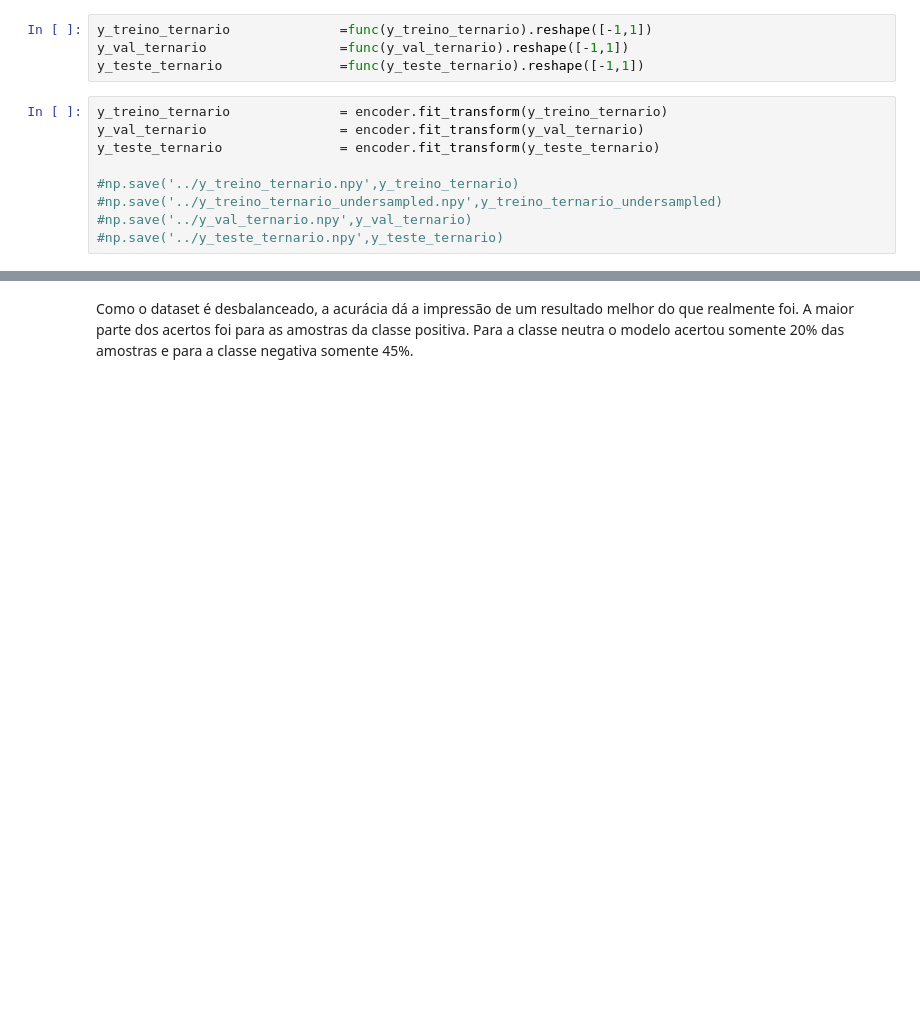
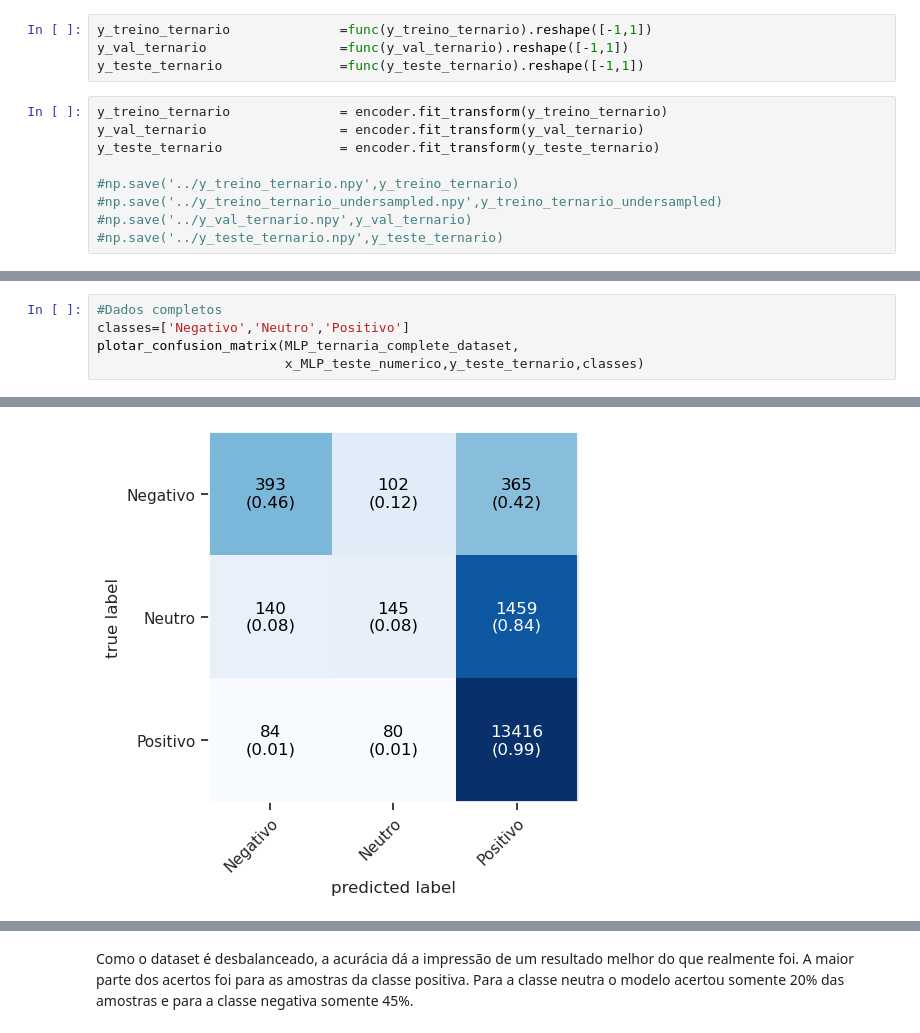
Before and after one commit to RodolfoPCruz/trip_advisor, a Jupyter notebook: trip_advisor.ipynb, the cells around one changed output, grey strips where cells are left out. Cells and saved outputs as stored; diff of their text form; blank space fills up the shorter version.

```diff
--- a/trip_advisor.ipynb
+++ b/trip_advisor.ipynb
@@ -1771,0 +1813,6 @@ plot_confusion_matrix(conf_mat=cm_ternaria,
+# %%
+#Dados completos
+classes=['Negativo','Neutro','Positivo']
+plotar_confusion_matrix(MLP_ternaria_complete_dataset,
+                        x_MLP_teste_numerico,y_teste_ternario,classes)
+# %% [output]
@@ -1771,0 +1820 @@ plot_confusion_matrix(conf_mat=cm_ternaria,
+[figure, added]
```
Also changed, not shown: parts of 33 cells of this notebook.
